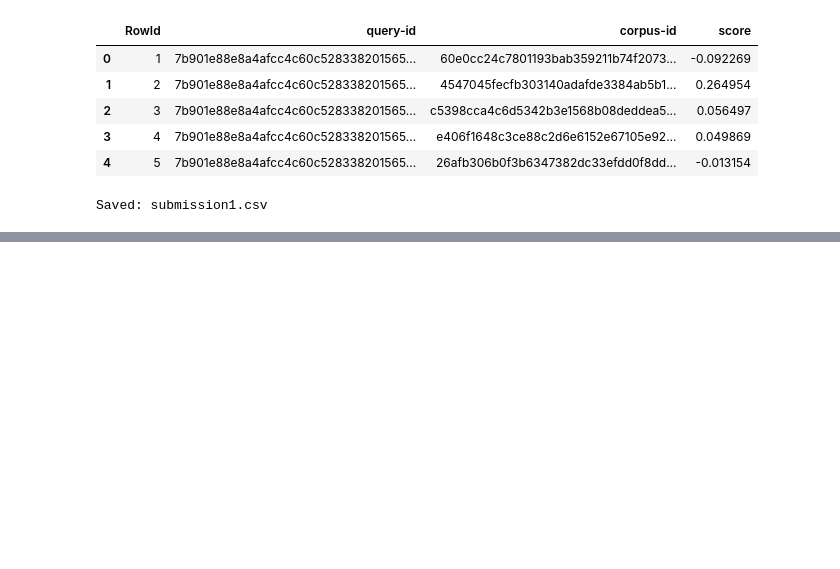
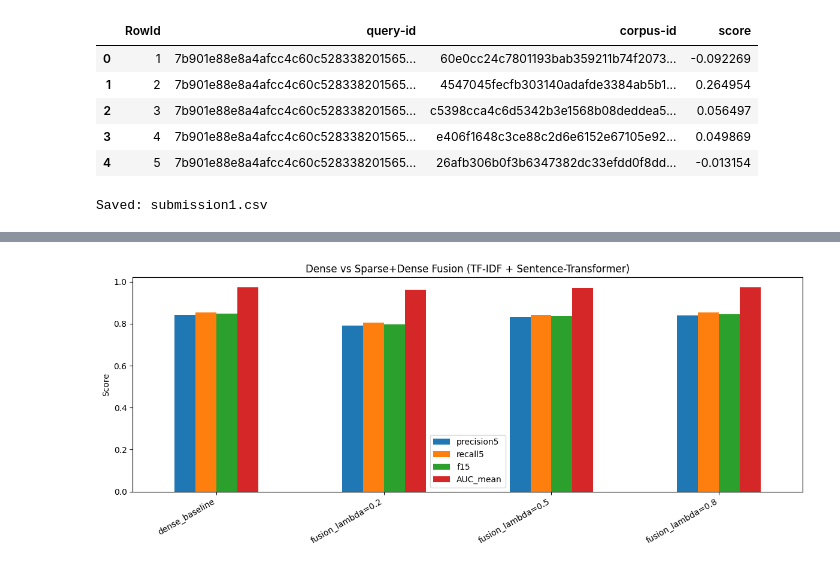
Before and after one commit to jsilvalavin/BE2, a Jupyter notebook: code.ipynb, the cells around one changed output, grey strips where cells are left out. Saved outputs shown, nothing was run; the diff lists cells and outputs as text; code cells hidden in the pictures; blank space fills up the shorter version.

Commit message:
Combinaison des approches creuses et denses

```diff
--- a/code.ipynb
+++ b/code.ipynb
@@ -1089,0 +1182,20 @@ Saved: submission1.csv
+# %%
+baseline = evaluate_dense_search(
+    qrels, corpus_embeddings, query_embeddings, corpus_ids, query_ids, top_k=5
+)
+
+lambdas = [0.2, 0.5, 0.8]
+fusion_results = {"dense_baseline": baseline}
+
+for lamb in lambdas:
+    fusion_results[f"fusion_lambda={lamb}"] = evaluate_fusion_search(
+        qrels,
+        corpus_embeddings, query_embeddings,
+        corpus_ids, query_ids,
+        tfidf_corpus, tfidf_queries,
+        top_k=5,
+        lamb=lamb
+    )
+
+df_fusion = pd.DataFrame(fusion_results).T
+display(df_fusion)
@@ -1089,0 +1208,9 @@ Saved: submission1.csv
+# %%
+ax = df_fusion[["precision5", "recall5", "f15", "AUC_mean"]].plot(kind="bar", figsize=(12, 5))
+plt.title("Dense vs Sparse+Dense Fusion (TF-IDF + Sentence-Transformer)")
+plt.ylabel("Score")
+plt.xticks(rotation=30, ha="right")
+plt.tight_layout()
+plt.show()
+# %% [output]
+[figure, added]
```
Also changed, not shown: parts of 5 cells of this notebook, 1 other file.
